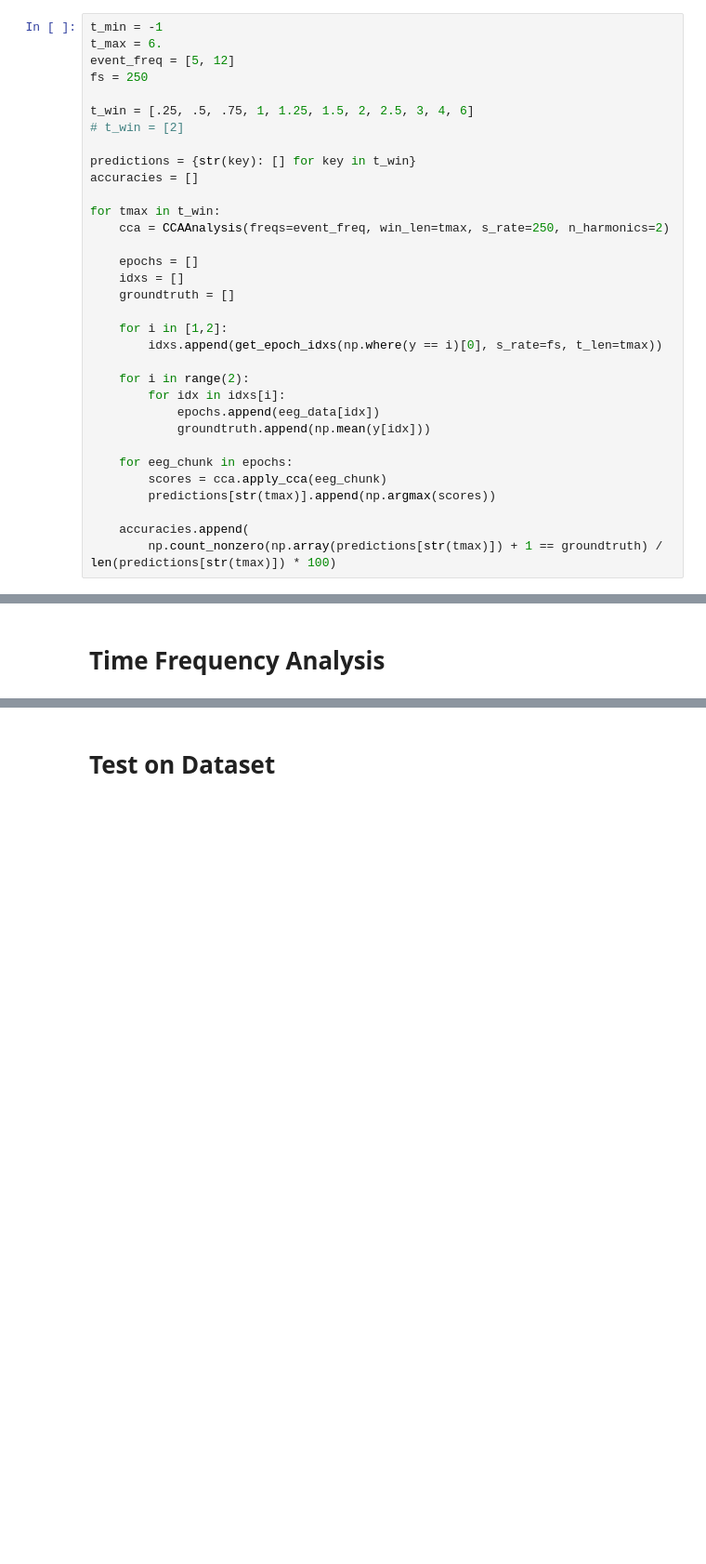
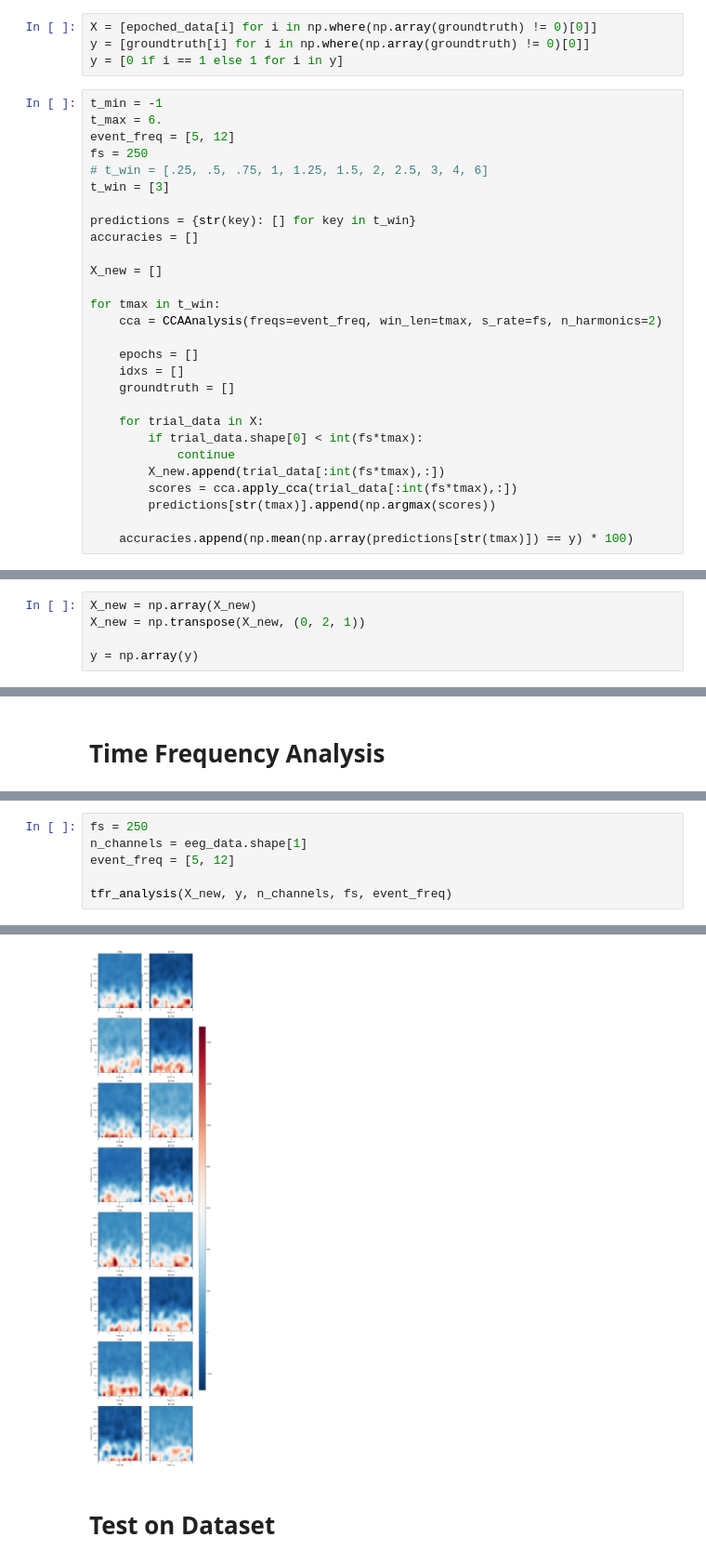
Before and after one commit to JHUBCIS/EEG-ExPy_JHUBCIS, a Jupyter notebook: notebooks/CCA/CCA_mentalab_OSCAR_SSVEP.ipynb, the cells around one changed output, grey strips where cells are left out. Shown at 93% size. Saved outputs shown, nothing was run; the diff lists cells and outputs as text; blank space fills up the shorter version.

Commit message:
add tfr analysis on datasets

```diff
--- a/notebooks/CCA/CCA_mentalab_OSCAR_SSVEP.ipynb
+++ b/notebooks/CCA/CCA_mentalab_OSCAR_SSVEP.ipynb
@@ -146,36 +132,35 @@ def get_epoch_idxs(arr, s_rate, t_len):
+# %%
+X = [epoched_data[i] for i in np.where(np.array(groundtruth) != 0)[0]]
+y = [groundtruth[i] for i in np.where(np.array(groundtruth) != 0)[0]]
+y = [0 if i == 1 else 1 for i in y]
 # %%
 t_min = -1
 t_max = 6.
 event_freq = [5, 12]
 fs = 250
-
-t_win = [.25, .5, .75, 1, 1.25, 1.5, 2, 2.5, 3, 4, 6]
-# t_win = [2]
+# t_win = [.25, .5, .75, 1, 1.25, 1.5, 2, 2.5, 3, 4, 6]
+t_win = [3]
 
 predictions = {str(key): [] for key in t_win}
 accuracies = []
 
+X_new = []
+
 for tmax in t_win:
-    cca = CCAAnalysis(freqs=event_freq, win_len=tmax, s_rate=250, n_harmonics=2)
+    cca = CCAAnalysis(freqs=event_freq, win_len=tmax, s_rate=fs, n_harmonics=2)
 
     epochs = []
     idxs = []
     groundtruth = []
 
-    for i in [1,2]:
-        idxs.append(get_epoch_idxs(np.where(y == i)[0], s_rate=fs, t_len=tmax))
-
-    for i in range(2):
-        for idx in idxs[i]:
-            epochs.append(eeg_data[idx])
-            groundtruth.append(np.mean(y[idx]))
-
-    for eeg_chunk in epochs:
-        scores = cca.apply_cca(eeg_chunk)
+    for trial_data in X:
+        if trial_data.shape[0] < int(fs*tmax):
+            continue
+        X_new.append(trial_data[:int(fs*tmax),:])
+        scores = cca.apply_cca(trial_data[:int(fs*tmax),:])
         predictions[str(tmax)].append(np.argmax(scores))
 
-    accuracies.append(
-        np.count_nonzero(np.array(predictions[str(tmax)]) + 1 == groundtruth) / len(predictions[str(tmax)]) * 100)
+    accuracies.append(np.mean(np.array(predictions[str(tmax)]) == y) * 100)
 # %%
 accuracies
 # %% [output]
@@ -206,0 +168,5 @@ accuracies
+# %%
+X_new = np.array(X_new)
+X_new = np.transpose(X_new, (0, 2, 1))
+
+y = np.array(y)
@@ -250,0 +229,7 @@ plt.show()
+# %%
+fs = 250
+n_channels = eeg_data.shape[1]
+event_freq = [5, 12]
+
+tfr_analysis(X_new, y, n_channels, fs, event_freq)
+# %% [output]
@@ -251,3 +238,4 @@ plt.show()
+[figure, added]
 # %% [markdown]
 # Test on Dataset
 # %%
```
Also changed, not shown: parts of 18 cells of this notebook.
